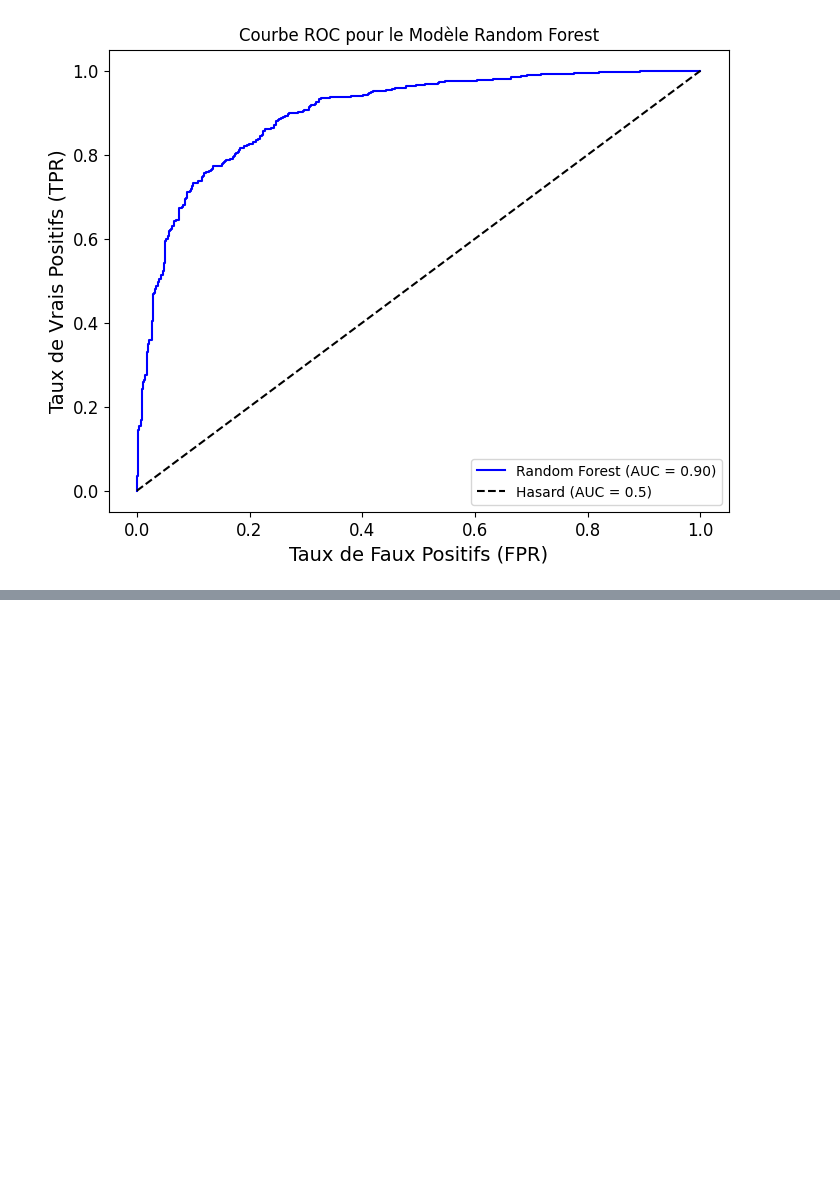
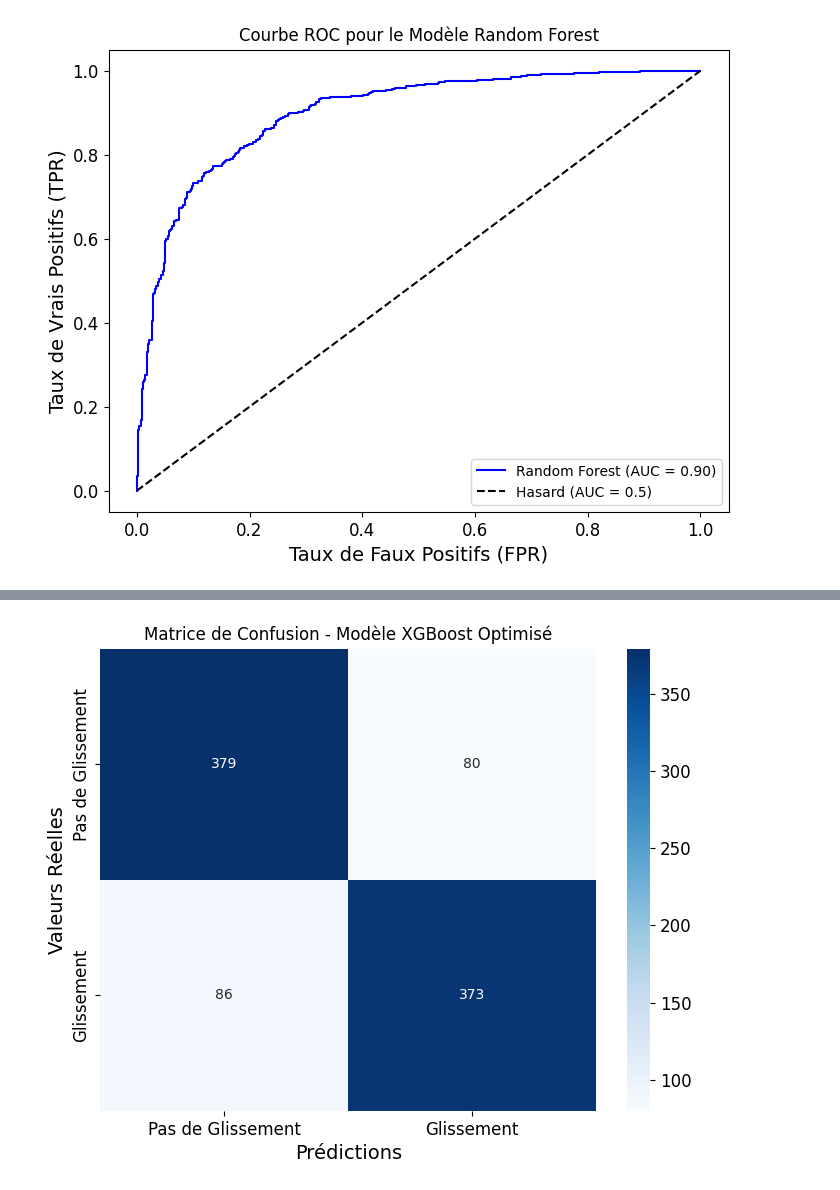
Before and after one commit to mdunand2/2024_MLEES, a Jupyter notebook: Project/Landslide_Italy.ipynb, the cells around one changed output, grey strips where cells are left out. Drawn from its saved outputs; the diff is of its cells as text; code cells hidden in the pictures; blank space fills up the shorter version.

```diff
--- a/Project/Landslide_Italy.ipynb
+++ b/Project/Landslide_Italy.ipynb
@@ -402,0 +572,22 @@ Aire sous la courbe ROC (AUC) : 0.90
+# %%
+from sklearn.metrics import confusion_matrix
+import seaborn as sns
+import matplotlib.pyplot as plt
+
+# Prédictions sur l'ensemble de test avec le modèle optimisé
+y_test_pred = best_xgb_model.predict(X_test)
+
+# Calculer la matrice de confusion
+conf_matrix = confusion_matrix(y_test, y_test_pred)
+
+# Afficher la matrice de confusion avec des annotations pour une lecture plus facile
+plt.figure(figsize=(8, 6))
+sns.heatmap(conf_matrix, annot=True, fmt="d", cmap="Blues",
+            xticklabels=["Pas de Glissement", "Glissement"],
+            yticklabels=["Pas de Glissement", "Glissement"])
+plt.title("Matrice de Confusion - Modèle XGBoost Optimisé")
+plt.xlabel("Prédictions")
+plt.ylabel("Valeurs Réelles")
+plt.show()
+# %% [output]
+[figure, added]
```
Also changed, not shown: parts of 17 cells of this notebook.
